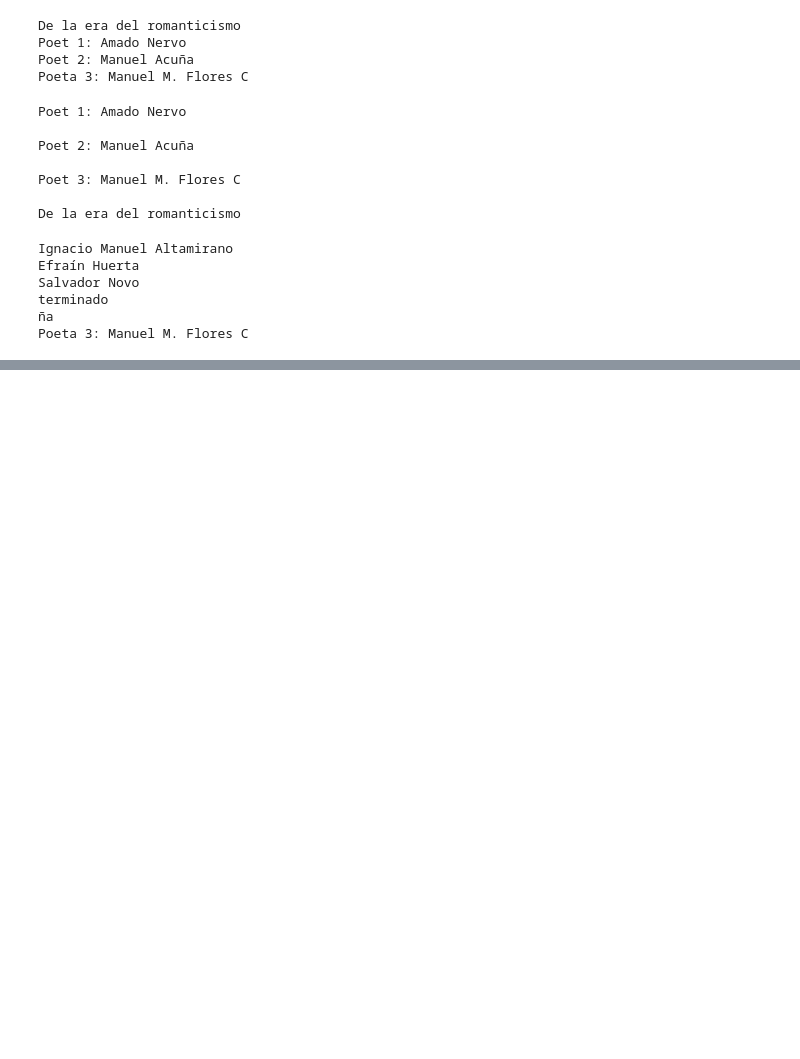
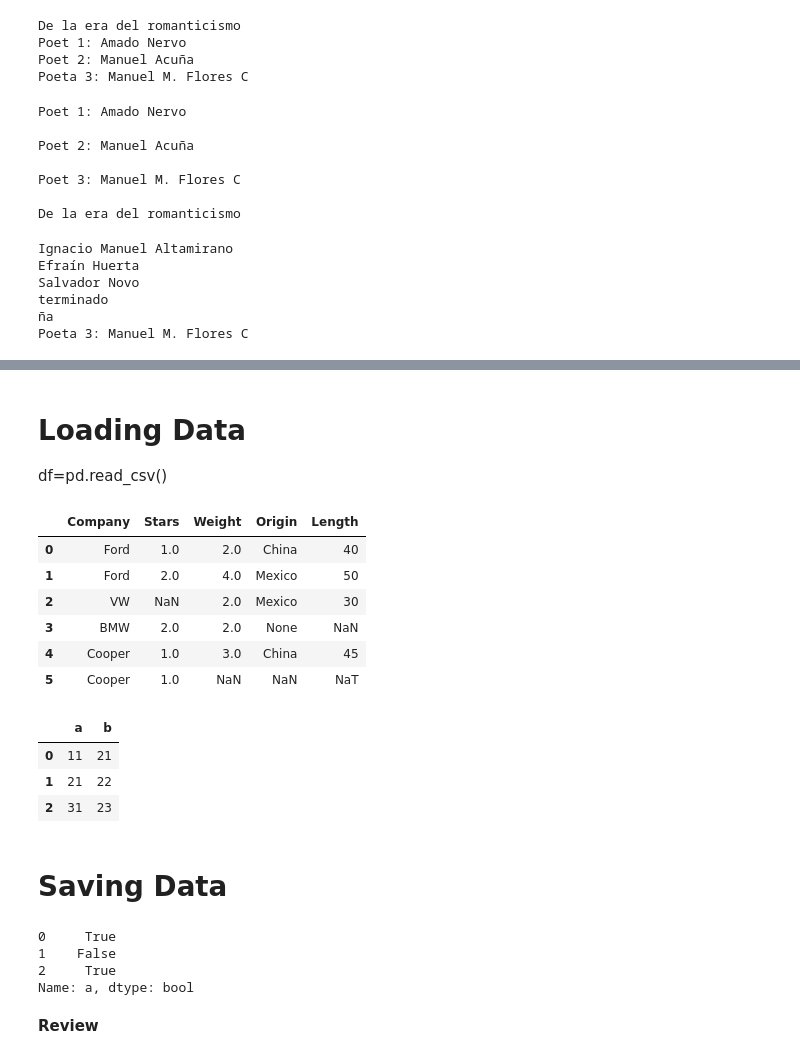
Before and after one commit to PosgradoMNA/actividades-de-aprendizaje-DalinaV, a Jupyter notebook: Modulo4_DalinaAideeVillaOcelotl.ipynb, the cells around one changed output, grey strips where cells are left out. Cells and saved outputs as stored; diff of their text form; code cells hidden in the pictures; blank space fills up the shorter version.

```diff
--- a/Modulo4_DalinaAideeVillaOcelotl.ipynb
+++ b/Modulo4_DalinaAideeVillaOcelotl.ipynb
@@ -136,0 +145,4 @@ Poeta 3: Manuel M. Flores C
+# %% [markdown]
+# **Loading Data**
+
+df=pd.read_csv()
@@ -136,0 +152,18 @@ Poeta 3: Manuel M. Flores C
+# %%
+x = {'Company': ['Ford', 'Ford', 'VW', 'BMW', 'Cooper', 'Cooper'],
+     'Stars' : [1, 2, np.nan, 2, 1, 1],
+     'Weight' : [2, 4, 2, 2, 3, None],
+     'Origin' : ['China', 'Mexico', 'Mexico', None, 'China', np.nan],
+     'Length': [40, 50, 30, np.nan, 45, pd.NaT]
+}
+# %%
+df  = pd.DataFrame(data = x)
+df
+# %% [output]
+|  | Company | Stars | Weight | Origin | Length |
+| 0 | Ford | 1.0 | 2.0 | China | 40 |
+| 1 | Ford | 2.0 | 4.0 | Mexico | 50 |
+| 2 | VW | NaN | 2.0 | Mexico | 30 |
+| 3 | BMW | 2.0 | 2.0 | None | NaN |
+| 4 | Cooper | 1.0 | 3.0 | China | 45 |
+| 5 | Cooper | 1.0 | NaN | NaN | NaT |
@@ -136,0 +172,13 @@ Poeta 3: Manuel M. Flores C
+# %%
+import pandas as banana
+
+df=banana.DataFrame({'a':[11,21,31],'b':[21,22,23]})
+
+df.head()
+# %% [output]
+|  | a | b |
+| 0 | 11 | 21 |
+| 1 | 21 | 22 |
+| 2 | 31 | 23 |
+# %% [markdown]
+# **Saving Data**
@@ -136,0 +187,7 @@ Poeta 3: Manuel M. Flores C
+# %%
+df['a']==1
+# %% [output]
+0     True
+1    False
+2     True
+Name: a, dtype: bool
@@ -136,0 +196,2 @@ Poeta 3: Manuel M. Flores C
+# %% [markdown]
+**Review**
```
Also changed, not shown: parts of 10 cells of this notebook.
